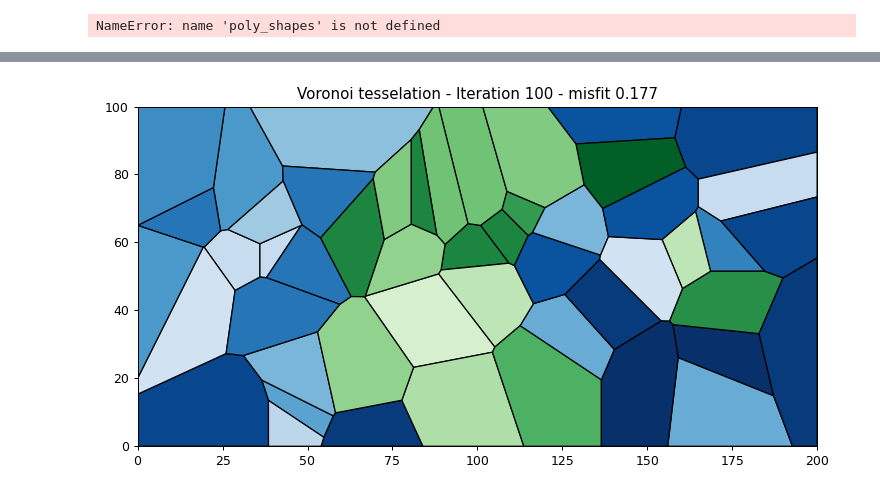
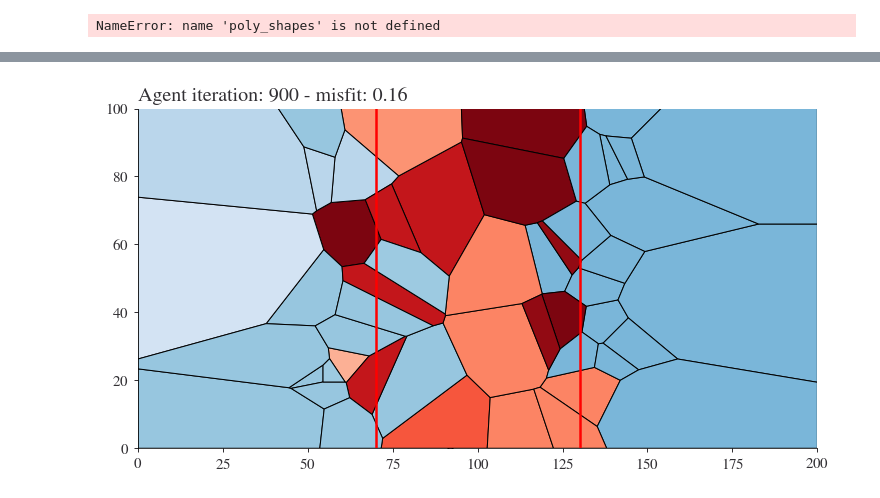
Before and after one commit to BastianSteffens/ABRM_functions, a Jupyter notebook: abm/init_ABRM.ipynb, the cells around one changed output, grey strips where cells are left out. Saved outputs shown, nothing was run; the diff lists cells and outputs as text; code cells hidden in the pictures.

Commit message:
various different things - rule tehsting for abm, model builder for TI part

```diff
--- a/abm/init_ABRM.ipynb
+++ b/abm/init_ABRM.ipynb
@@ -67,6 +68,6 @@ plt.plot(F_points_target)
 # %%
 ### set parameters
-TURNS = 1
+TURNS = 20
 RATIOTRACKEDAGENTS = 1.
 all_vals_len = 200*100
 
@@ -90,7 +91,10 @@ TI_zones = TI_zones.reshape((200,100,1))
 
 # create curve and save resultign desired LC
 Phi_points_target = np.linspace(0, 1, num=11, endpoint=True)
-# F_points_target = np.array([0, 0.2, 0.35, 0.6, 0.65, 0.7, 0.8, 0.85, 0.9, 0.95, 1])
-F_points_target = np.array([0, 0.3, 0.45, 0.6, 0.68, 0.75, 0.8, 0.85, 0.9, 0.95, 1])
+F_points_target = np.array([0, 0.3, 0.5, 0.6, 0.7, 0.75, 0.8, 0.85, 0.9, 0.95, 1])
+# F_points_target = np.array([0, 0.3, 0.45, 0.6, 0.68, 0.75, 0.8, 0.85, 0.9, 0.95, 1])
+# F_points_target = np.array([0, 0.7, 0.85, 0.9, 0.95, 0.96, 0.97, 0.98, 0.99, 0.999, 1])
+# F_points_target = np.array([0, 0.3, 0.45, 0.6, 0.68, 0.75, 0.85, 0.9, 0.95, 0.98, 1])
 
+plt.plot(F_points_target)
 output_folder = str(datetime.datetime.today().replace(microsecond= 0, second = 0).strftime("%Y_%m_%d_%H_%M"))
@@ -98,12 +104,12 @@ output_folder = str(datetime.datetime.today().replace(microsecond= 0, second = 0
 t1 = time.time()
 
 model = Model(env = TI_zones,
-              number_of_turns=TURNS, number_of_starting_agents = 5,new_agent_every_n_turns = 100,max_number_agents = 150,
+              number_of_turns=TURNS, number_of_starting_agents = 50,new_agent_every_n_turns = 150,max_number_agents = 150,
               ratio_of_tracked_agents = 1.,number_training_image_zones = 2, number_training_images_per_zone = 20,output_folder = output_folder,
-              Phi_points_target=Phi_points_target,F_points_target=F_points_target,max_number_of_position_tests = 3 ,n_processes = None,neighbourhood_radius = 25, neighbourhood_search_step_size = 1,
-             boundary_rule_weight = 1,misfit_rule_weight = 0,TI_zone_rule_weight = 0)
+              Phi_points_target=Phi_points_target,F_points_target=F_points_target,max_number_of_position_tests = 10 ,n_processes = None,neighbourhood_radius = 10, neighbourhood_search_step_size = 10 ,
+             boundary_rule_weight = 0.2,misfit_rule_weight = 0.5,TI_zone_rule_weight = 1.0)
 
-# model.run()
+model.run()
 print("Simulation took {0:2.2f} seconds".format(time.time()-t1))
 test_df =model.get_final_results()
 print(test_df.head(20))
@@ -188,10 +198,11 @@ plt.show()
 # %%
 # adjust format
 iteration=[]
+misfit = []
 for turns in range(len(tracker[0])):
     agent_pos = []
     for agent_id in range(model.current_id+1):
         agent_pos.append(tracker[agent_id][turns][0:7])
-
+        misfit.append(tracker[agent_id][turns][6])
     iteration.append(agent_pos)
 iteration = np.array(iteration)
@@ -287,15 +279,18 @@ NameError: name 'zone' is not defined
 color_steps = np.linspace(0.15,1,20)
 cmap_blues = matplotlib.cm.get_cmap('Blues')
 cmap_greens = matplotlib.cm.get_cmap('Greens')
-
+cmap_reds = matplotlib.cm.get_cmap('Reds')
 color_greens = []
 color_blues = []
+color_reds = []
+
 for i in range(len(color_steps)):
     color_blues.append(cmap_blues(color_steps[i]))
     color_greens.append(cmap_greens(color_steps[i]))
+    color_reds.append(cmap_reds(color_steps[i]))
 # %%
 %matplotlib inline
-iter_to_display = 100
+iter_to_display = 900
 
 # extract voronoi point and TI_zone affiliated with them
 voronoi_points = np.vstack((iteration[iter_to_display][:,0],iteration[iter_to_display][:,1])).T
@@ -305,33 +300,41 @@ zone = iteration[iter_to_display][:,5]
 zone = zone[~np.isnan(zone)]
 TI_zone_used = iteration[iter_to_display][:,4]
 TI_zone_used = TI_zone_used[~np.isnan(TI_zone_used)]
 
 # zone[-1]=zone[-2]
 # get voronoi regions
 poly_shapes, pts, poly_to_pt_assignments = voronoi_regions_from_coords(voronoi_points, grid)
 # get polygons back into correct order with zip and sorted
 poly_to_point = []
 for i in range(len(poly_to_pt_assignments)):
     poly_to_point.append(poly_to_pt_assignments[i][0])
 zipped_lists = zip(poly_to_point,poly_shapes)
 sorted_zipped_lists = sorted(zipped_lists)
 poly_shapes = [element for _, element in sorted_zipped_lists]
 fig = plt.figure(1, figsize=(10,5), dpi=90)
 
 ax = fig.add_subplot(111)
 for j in range(len(poly_shapes)):
     if TI_zone_used[j] == 0:
         color = color_blues
     else:
-        color = color_greens
+        color = color_reds
     TI_id = int(zone[j])
     ring_patch = PolygonPatch(poly_shapes[j], facecolor =  color[TI_id])
     ax.add_patch(ring_patch)
-    ax.set_title('Voronoi tesselation - Iteration {} - misfit {}'.format(iter_to_display,np.round(np.nanmin(iteration[iter_to_display][:,6]),3)))
+    ax.set_title('Agent iteration: {} - misfit: {}'.format(iter_to_display,np.round(np.nanmin(iteration[iter_to_display][:,6]),3)))
     xrange = [0, 200]
     yrange = [0, 100]
     ax.set_xlim(*xrange)
     ax.set_ylim(*yrange)
     ax.set_aspect(1)
+ax.axvline(x = 70, color = "r", linestyle = "-")
+ax.axvline(x = 130, color = "r", linestyle = "-")
+
+# xs = [pts.x for pts in pts]
+# ys = [pts.y for pts in pts]
+plt.savefig('iter_900_TIs.png', bbox_inches='tight',dpi = 300)
+ax.scatter(xs,ys)
+plt.show()
 # %% [output]
-[figure, old version]
+[figure, new version]
```
Also changed, not shown: parts of 27 cells of this notebook, 10 other files.
